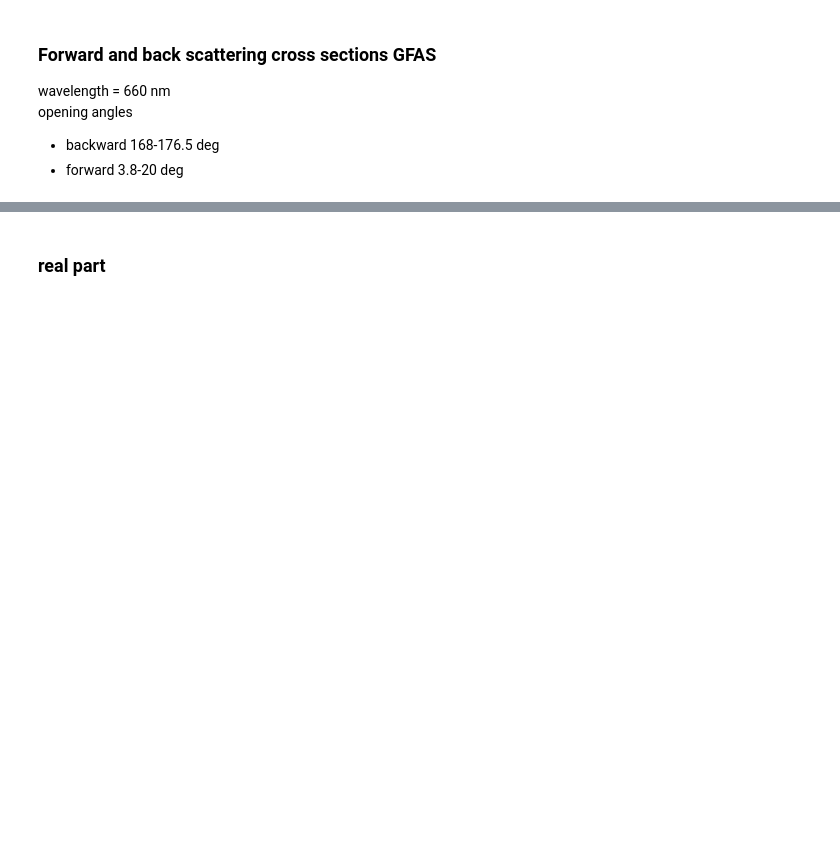
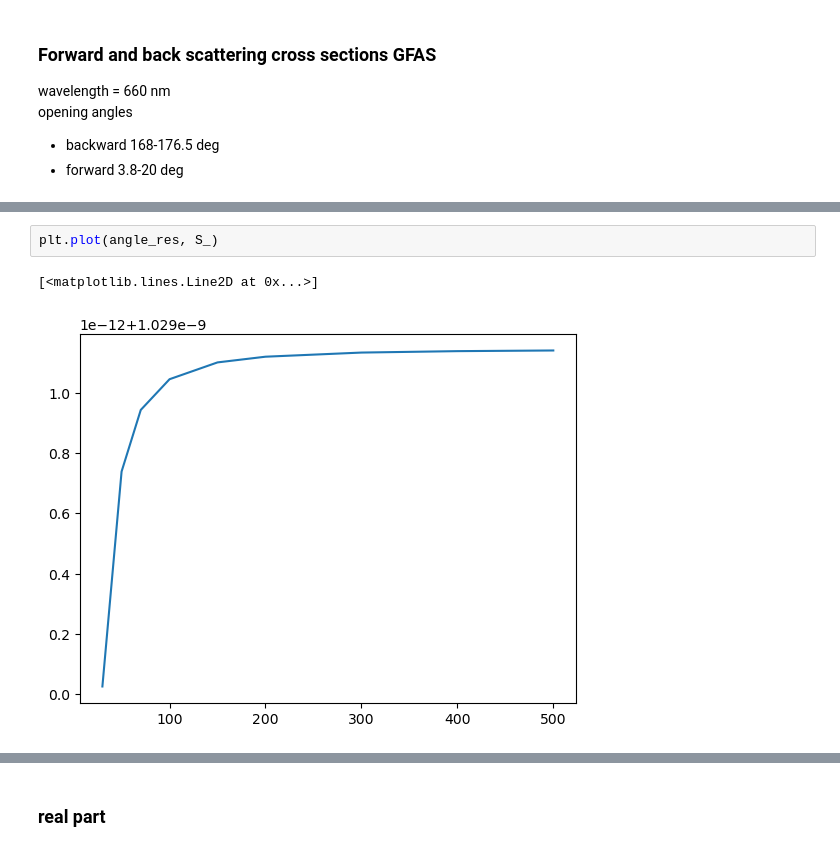
Before and after one commit to leahab/instrumentation-GFAS, a Jupyter notebook: plots/model_SCS.ipynb, the cells around one changed output, grey strips where cells are left out. Saved outputs shown, nothing was run; the diff lists cells and outputs as text; blank space fills up the shorter version.

```diff
--- a/plots/model_SCS.ipynb
+++ b/plots/model_SCS.ipynb
@@ -71,0 +226,5 @@ def mie_calculation(diameters, m=1.33):
+# %%
+plt.plot(angle_res, S_)
+# %% [output]
+[<matplotlib.lines.Line2D at 0x...>]
+[figure, added]
```
Also changed, not shown: parts of 19 cells of this notebook, 3 other files.
